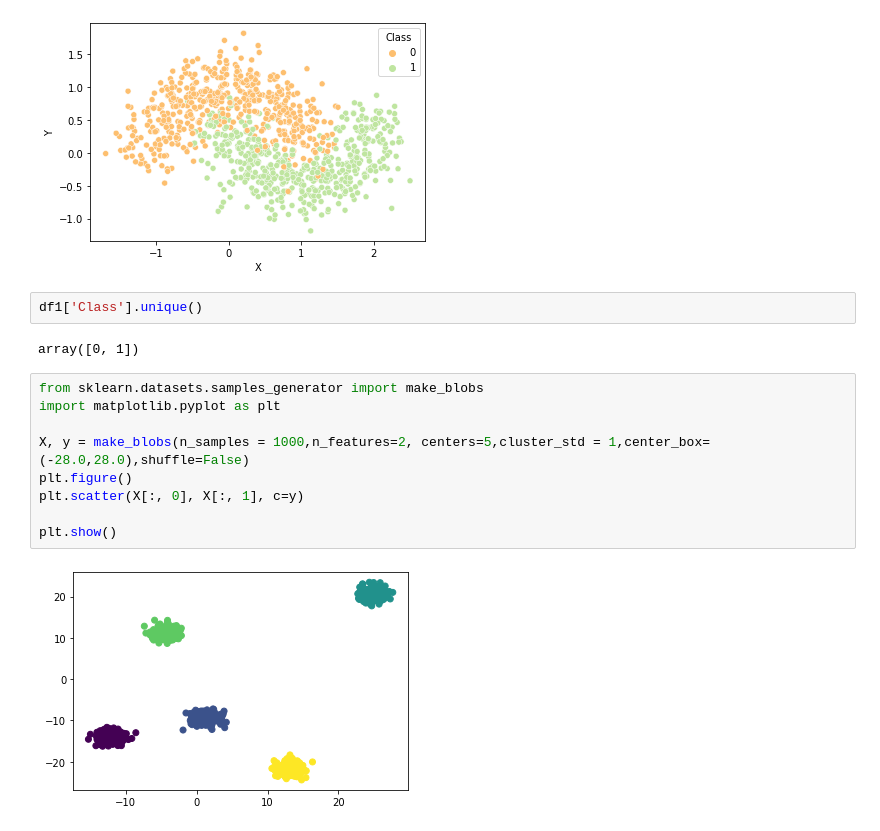
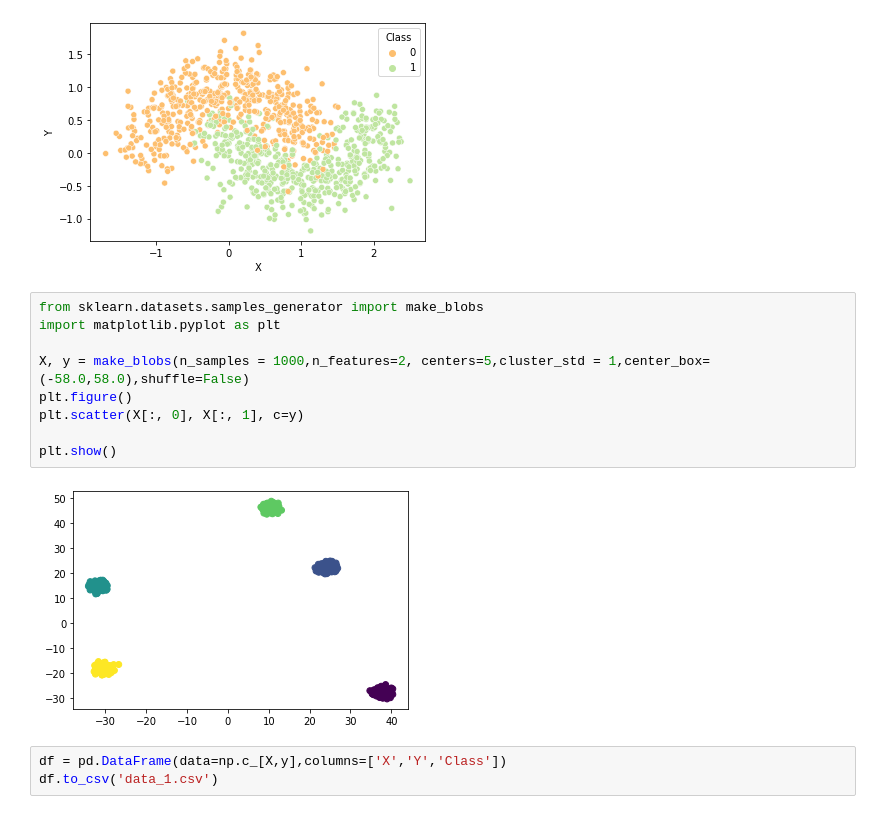
Before and after one commit to malynkovsky/ML_NN_course, a Jupyter notebook: Lab_3/Lab3__Malynkovsky.ipynb, the cells around one changed output. Saved outputs shown, nothing was run; the diff lists cells and outputs as text.

```diff
--- a/Lab_3/Lab3__Malynkovsky.ipynb
+++ b/Lab_3/Lab3__Malynkovsky.ipynb
@@ -76,18 +87,17 @@ sns.scatterplot(x="X", y="Y", hue='Class', data=df1, palette=sns.color_palette("
 # %% [output]
 <matplotlib.axes._subplots.AxesSubplot at 0x...>
 [figure]
-# %%
-df1['Class'].unique()
-# %% [output]
-array([0, 1])
 # %%
 from sklearn.datasets.samples_generator import make_blobs
 import matplotlib.pyplot as plt
 
-X, y = make_blobs(n_samples = 1000,n_features=2, centers=5,cluster_std = 1,center_box=(-28.0,28.0),shuffle=False)
+X, y = make_blobs(n_samples = 1000,n_features=2, centers=5,cluster_std = 1,center_box=(-58.0,58.0),shuffle=False)
 plt.figure()
 plt.scatter(X[:, 0], X[:, 1], c=y)
 
 plt.show()
 # %% [output]
-[figure, old version]
+[figure, new version]
+# %%
+df = pd.DataFrame(data=np.c_[X,y],columns=['X','Y','Class'])
+df.to_csv('data_1.csv')
```
Also changed, not shown: parts of 11 cells of this notebook.
